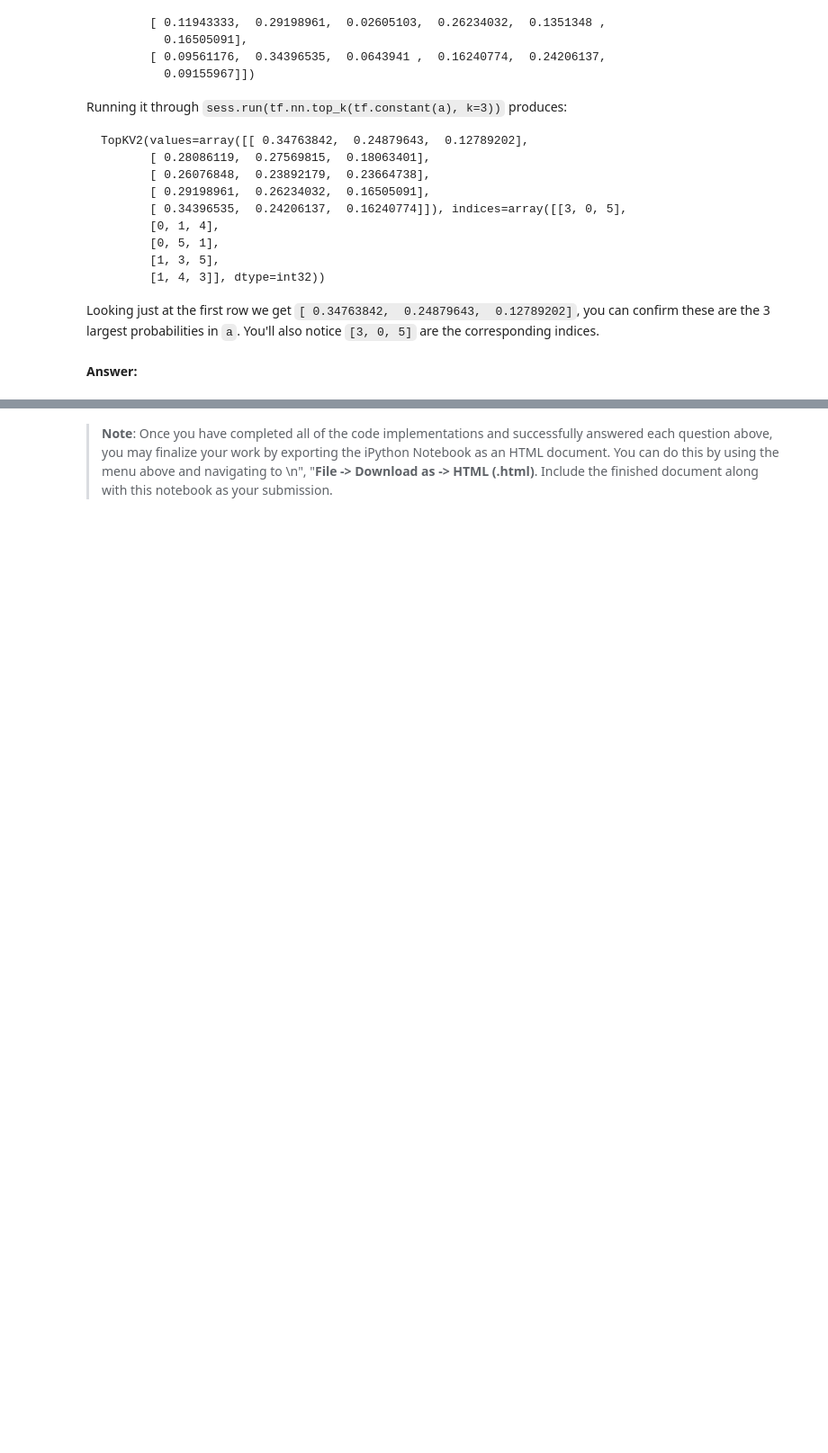
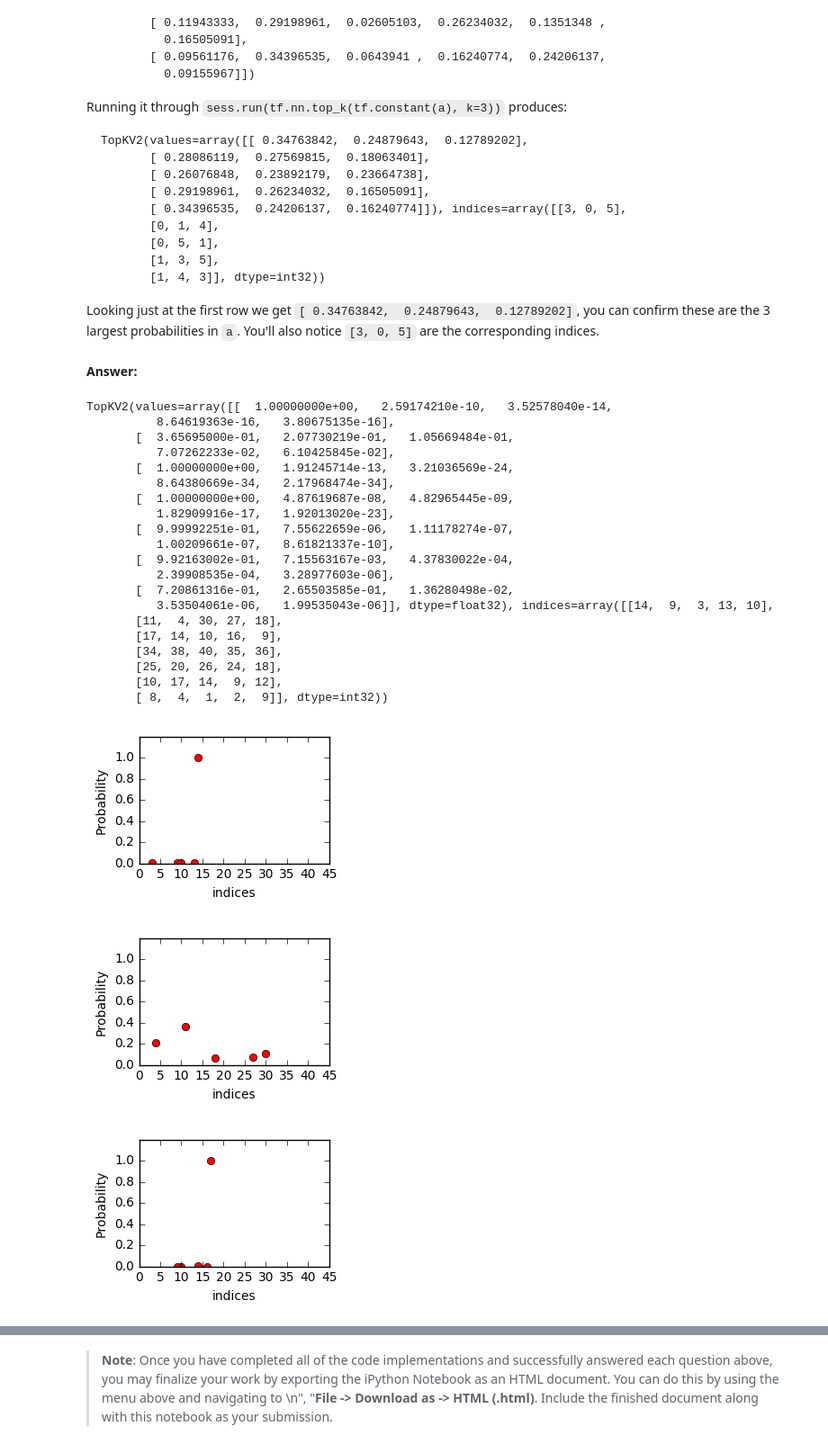
Before and after one commit to haribalan/CarND-Traffic-Sign-Classifier-Project, a Jupyter notebook: Traffic_Sign_Classifier.ipynb, the cells around one changed output, grey strips where cells are left out. Shown at 90% size. Saved outputs shown, nothing was run; the diff lists cells and outputs as text; code cells hidden in the pictures; blank space fills up the shorter version.

```diff
--- a/Traffic_Sign_Classifier.ipynb
+++ b/Traffic_Sign_Classifier.ipynb
@@ -553,22 +554,0 @@ Model performed at accuracy custom images at 71%.
-# %%
-### Visualize the softmax probabilities here.
-### Feel free to use as many code cells as needed.
-#one_hot_my_label = tf.one_hot(my_label, n_classes)
-#y_pred = tf.nn.softmax_cross_entropy_with_logits(logits, one_hot_my_label)
-import matplotlib.pyplot as plt
-%matplotlib inline
-
-y_pred = tf.nn.softmax(logits)
-topFive=tf.nn.top_k(y_pred, k=7, sorted=True, name=None)
-
-with tf.Session() as session:
-    session.run(tf.global_variables_initializer())
-    top5 = session.run(topFive, feed_dict={x: my_test,  keep_prob:1.0})
-    print(top5)
-for i in range(7):
-    plt.subplot(222+1)
-    plt.plot(top5[1][i],top5[0][i],'ro')
-    plt.ylabel('Probability')
-    plt.xlabel('indices')
-    plt.axis([0,45,0,1.2])
-    plt.show()
@@ -637,3 +592,50 @@ TopKV2(values=array([[ 0.34763842,  0.24879643,  0.12789202],
 Looking just at the first row we get `[ 0.34763842,  0.24879643,  0.12789202]`, you can confirm these are the 3 largest probabilities in `a`. You'll also notice `[3, 0, 5]` are the corresponding indices.
 # %% [markdown]
 **Answer:**
+# %%
+### Visualize the softmax probabilities here.
+### Feel free to use as many code cells as needed.
+#one_hot_my_label = tf.one_hot(my_label, n_classes)
+#y_pred = tf.nn.softmax_cross_entropy_with_logits(logits, one_hot_my_label)
+import matplotlib.pyplot as plt
+%matplotlib inline
+
+y_pred = tf.nn.softmax(logits)
+topFive=tf.nn.top_k(y_pred, k=5, sorted=True, name=None)
+
+with tf.Session() as session:
+    #session.run(tf.global_variables_initializer())
+    saver.restore(session,tf.train.latest_checkpoint('.'))
+    top5 = session.run(topFive, feed_dict={x: my_test,  keep_prob:1.0})
+    print(top5)
+for i in range(7):
+    plt.subplot(222+1)
+    plt.plot(top5[1][i],top5[0][i],'ro')
+    plt.ylabel('Probability')
+    plt.xlabel('indices')
+    plt.axis([0,45,0,1.2])
+    plt.show()
+# %% [output]
+TopKV2(values=array([[  1.00000000e+00,   2.59174210e-10,   3.52578040e-14,
+          8.64619363e-16,   3.80675135e-16],
+       [  3.65695000e-01,   2.07730219e-01,   1.05669484e-01,
+          7.07262233e-02,   6.10425845e-02],
+       [  1.00000000e+00,   1.91245714e-13,   3.21036569e-24,
+          8.64380669e-34,   2.17968474e-34],
+       [  1.00000000e+00,   4.87619687e-08,   4.82965445e-09,
+          1.82909916e-17,   1.92013020e-23],
+       [  9.99992251e-01,   7.55622659e-06,   1.11178274e-07,
+          1.00209661e-07,   8.61821337e-10],
+       [  9.92163002e-01,   7.15563167e-03,   4.37830022e-04,
+          2.39908535e-04,   3.28977603e-06],
+       [  7.20861316e-01,   2.65503585e-01,   1.36280498e-02,
+          3.53504061e-06,   1.99535043e-06]], dtype=float32), indices=array([[14,  9,  3, 13, 10],
+       [11,  4, 30, 27, 18],
+       [17, 14, 10, 16,  9],
+       [34, 38, 40, 35, 36],
+       [25, 20, 26, 24, 18],
+       [10, 17, 14,  9, 12],
+       [ 8,  4,  1,  2,  9]], dtype=int32))
+[figure, added]
+[figure, added]
+[figure, added]
```
Also changed, not shown: parts of 11 cells of this notebook, 4 other files.
